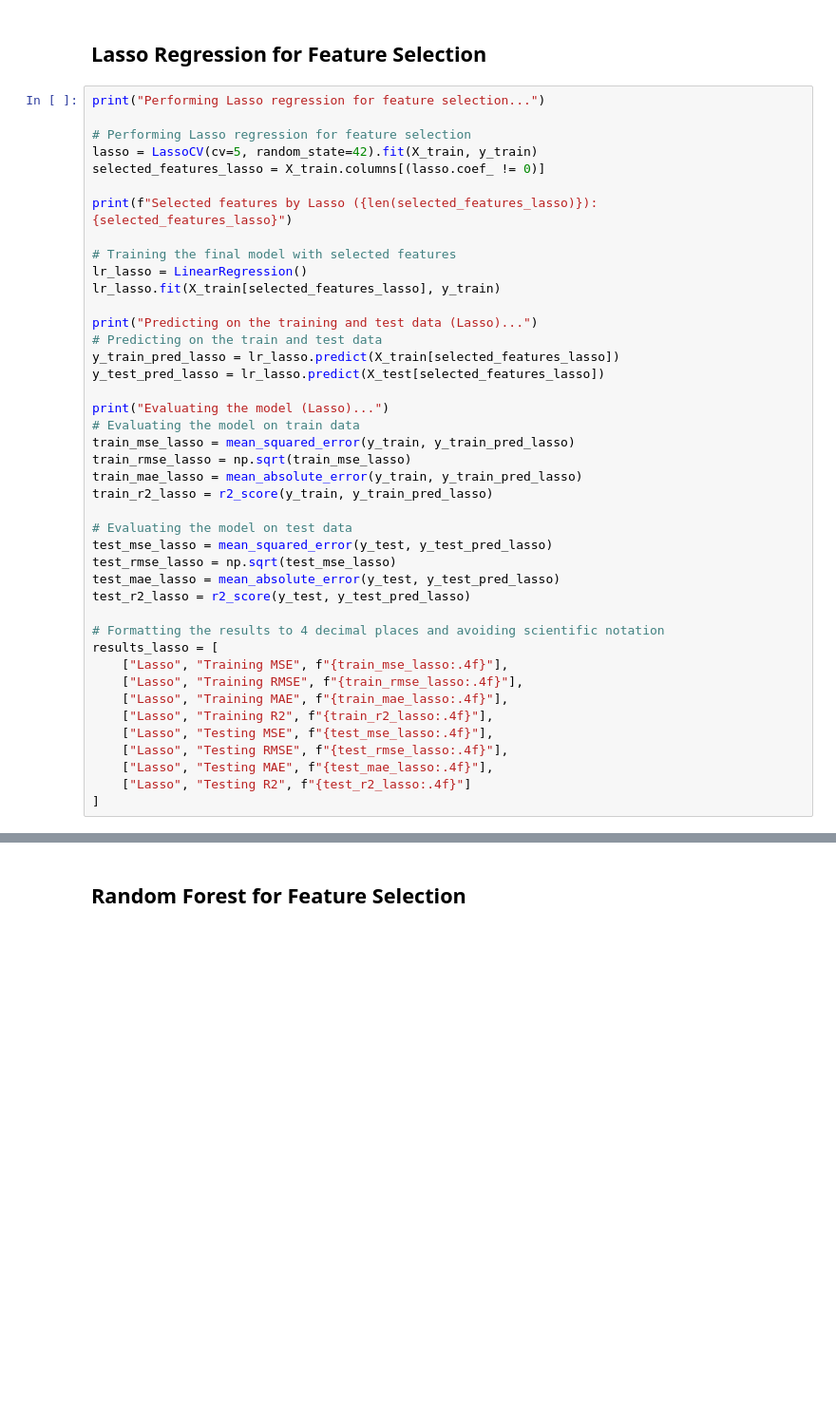
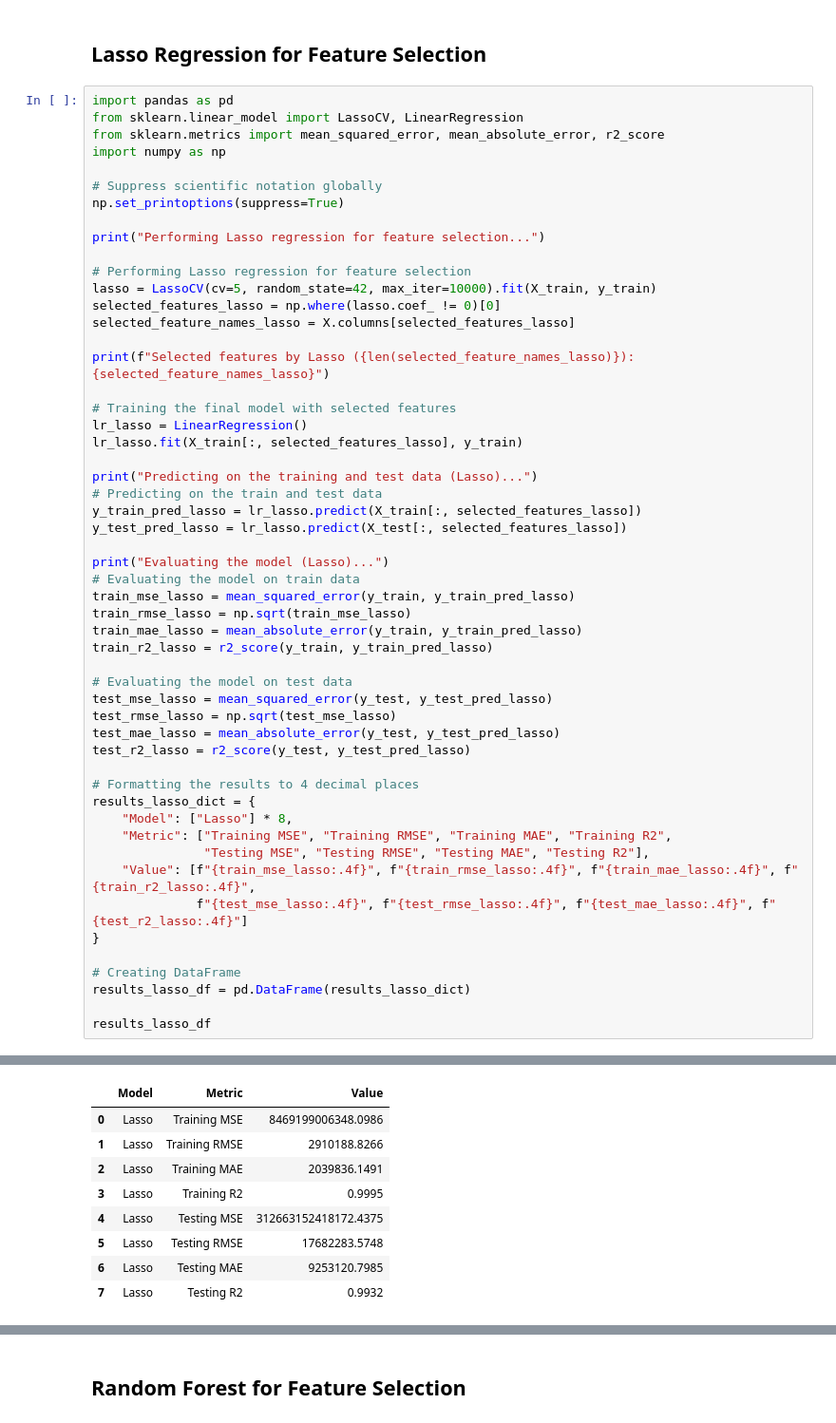
Before and after one commit to ducanhnguyen99/BNetzA, a Jupyter notebook: Benedict/First Analysis.ipynb, the cells around one changed output, grey strips where cells are left out. Shown at 95% size. Saved outputs shown, nothing was run; the diff lists cells and outputs as text; blank space fills up the shorter version.

```diff
--- a/Benedict/First Analysis.ipynb
+++ b/Benedict/First Analysis.ipynb
@@ -54,22 +91,31 @@ Splitting the data into training and testing sets...
 # %% [markdown]
 ## Lasso Regression for Feature Selection
 # %%
+import pandas as pd
+from sklearn.linear_model import LassoCV, LinearRegression
+from sklearn.metrics import mean_squared_error, mean_absolute_error, r2_score
+import numpy as np
+
+# Suppress scientific notation globally
+np.set_printoptions(suppress=True)
+
 print("Performing Lasso regression for feature selection...")
 
 # Performing Lasso regression for feature selection
-lasso = LassoCV(cv=5, random_state=42).fit(X_train, y_train)
-selected_features_lasso = X_train.columns[(lasso.coef_ != 0)]
+lasso = LassoCV(cv=5, random_state=42, max_iter=10000).fit(X_train, y_train)
+selected_features_lasso = np.where(lasso.coef_ != 0)[0]
+selected_feature_names_lasso = X.columns[selected_features_lasso]
 
-print(f"Selected features by Lasso ({len(selected_features_lasso)}): {selected_features_lasso}")
+print(f"Selected features by Lasso ({len(selected_feature_names_lasso)}): {selected_feature_names_lasso}")
 
 # Training the final model with selected features
 lr_lasso = LinearRegression()
-lr_lasso.fit(X_train[selected_features_lasso], y_train)
+lr_lasso.fit(X_train[:, selected_features_lasso], y_train)
 
 print("Predicting on the training and test data (Lasso)...")
 # Predicting on the train and test data
-y_train_pred_lasso = lr_lasso.predict(X_train[selected_features_lasso])
-y_test_pred_lasso = lr_lasso.predict(X_test[selected_features_lasso])
+y_train_pred_lasso = lr_lasso.predict(X_train[:, selected_features_lasso])
+y_test_pred_lasso = lr_lasso.predict(X_test[:, selected_features_lasso])
 
 print("Evaluating the model (Lasso)...")
 # Evaluating the model on train data
@@ -84,16 +130,18 @@ test_rmse_lasso = np.sqrt(test_mse_lasso)
 test_mae_lasso = mean_absolute_error(y_test, y_test_pred_lasso)
 test_r2_lasso = r2_score(y_test, y_test_pred_lasso)
 
-# Formatting the results to 4 decimal places and avoiding scientific notation
-results_lasso = [
-    ["Lasso", "Training MSE", f"{train_mse_lasso:.4f}"],
-    ["Lasso", "Training RMSE", f"{train_rmse_lasso:.4f}"],
-    ["Lasso", "Training MAE", f"{train_mae_lasso:.4f}"],
-    ["Lasso", "Training R2", f"{train_r2_lasso:.4f}"],
-    ["Lasso", "Testing MSE", f"{test_mse_lasso:.4f}"],
-    ["Lasso", "Testing RMSE", f"{test_rmse_lasso:.4f}"],
-    ["Lasso", "Testing MAE", f"{test_mae_lasso:.4f}"],
-    ["Lasso", "Testing R2", f"{test_r2_lasso:.4f}"]
-]
+# Formatting the results to 4 decimal places
+results_lasso_dict = {
+    "Model": ["Lasso"] * 8,
+    "Metric": ["Training MSE", "Training RMSE", "Training MAE", "Training R2",
+               "Testing MSE", "Testing RMSE", "Testing MAE", "Testing R2"],
+    "Value": [f"{train_mse_lasso:.4f}", f"{train_rmse_lasso:.4f}", f"{train_mae_lasso:.4f}", f"{train_r2_lasso:.4f}",
+              f"{test_mse_lasso:.4f}", f"{test_rmse_lasso:.4f}", f"{test_mae_lasso:.4f}", f"{test_r2_lasso:.4f}"]
+}
+
+# Creating DataFrame
+results_lasso_df = pd.DataFrame(results_lasso_dict)
+
+results_lasso_df
 # %% [output]
 Performing Lasso regression for feature selection...
@@ -102,4 +161,13 @@ Selected features by Lasso (4): Index(['yInjection.tot', 'yInjection.generation.
       dtype='object')
 Predicting on the training and test data (Lasso)...
 Evaluating the model (Lasso)...
+|  | Model | Metric | Value |
+| 0 | Lasso | Training MSE | 8469199006348.0986 |
+| 1 | Lasso | Training RMSE | 2910188.8266 |
+| 2 | Lasso | Training MAE | 2039836.1491 |
+| 3 | Lasso | Training R2 | 0.9995 |
+| 4 | Lasso | Testing MSE | 312663152418172.4375 |
+| 5 | Lasso | Testing RMSE | 17682283.5748 |
+| 6 | Lasso | Testing MAE | 9253120.7985 |
+| 7 | Lasso | Testing R2 | 0.9932 |
 # %% [markdown]
```
Also changed, not shown: parts of 14 cells of this notebook, 2 other files.
